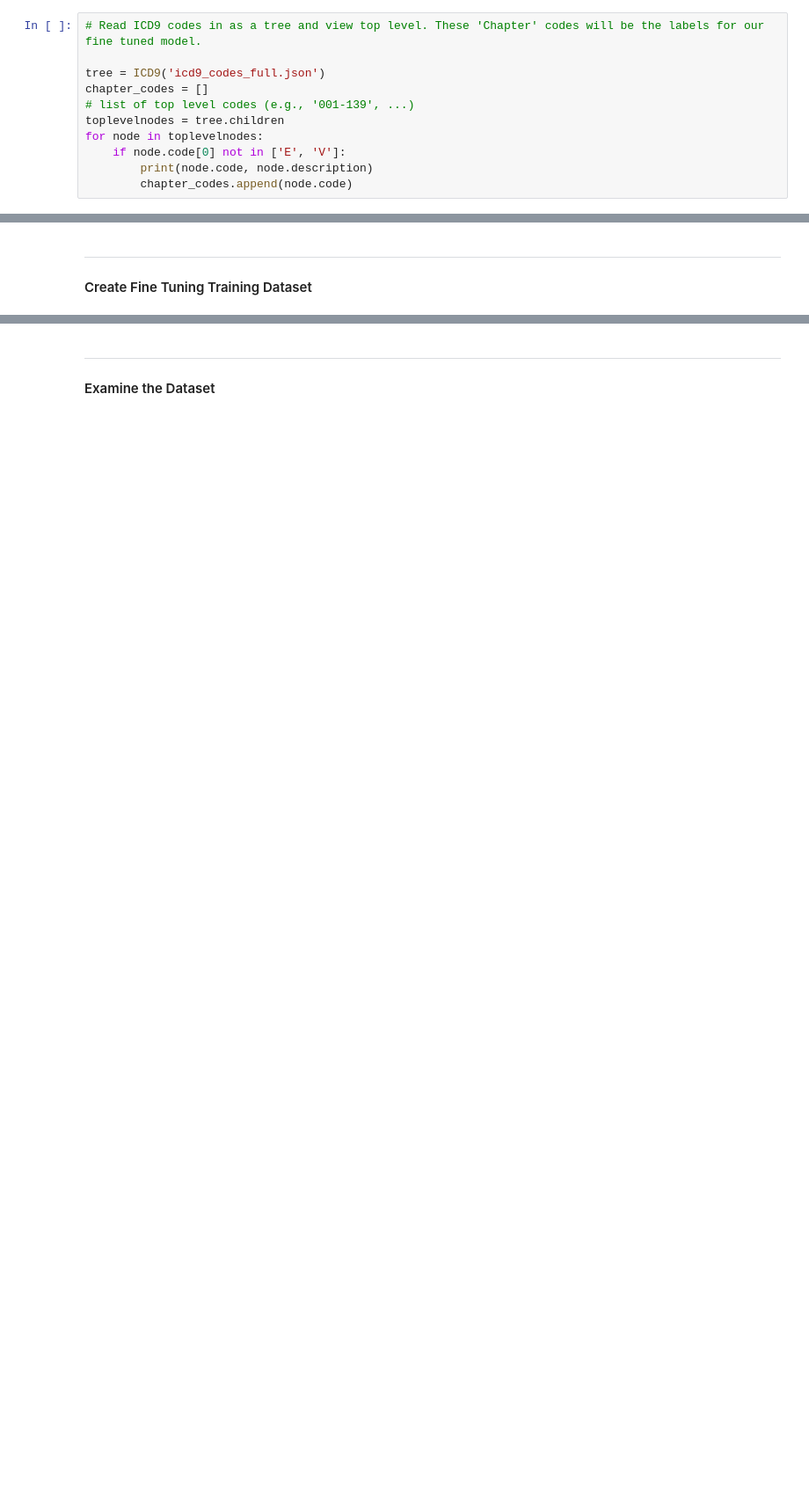
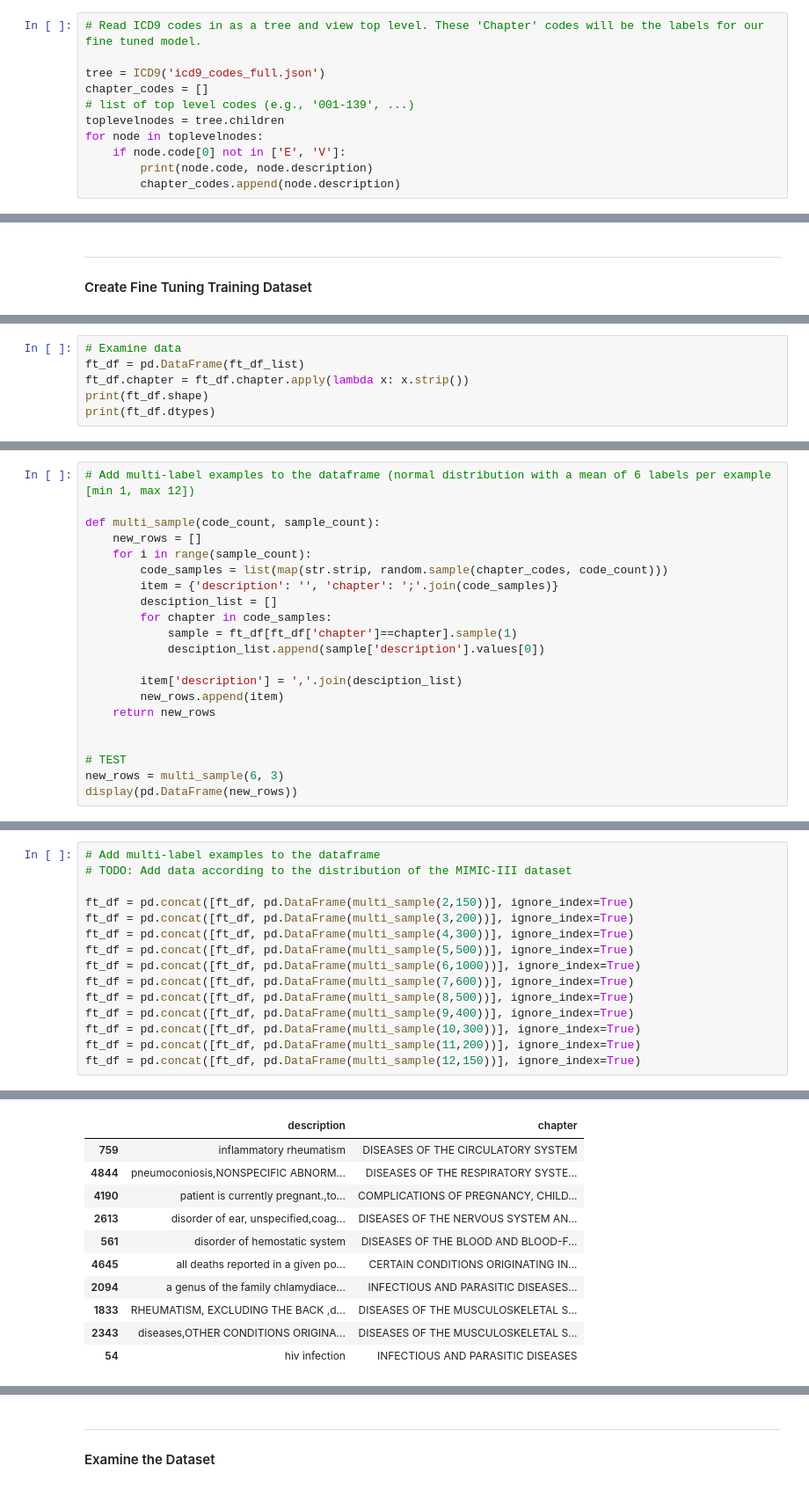
Before and after one commit to zso3n3n/mimic-iii-medcode-azure, a Jupyter notebook: 04a_aoai_ft_data_prep.ipynb, the cells around one changed output, grey strips where cells are left out. Shown at 88% size. Drawn from its saved outputs; the diff is of its cells as text; blank space fills up the shorter version.

Commit message:
added multi label rows to fine-tuning training data

```diff
--- a/04a_aoai_ft_data_prep.ipynb
+++ b/04a_aoai_ft_data_prep.ipynb
@@ -70,4 +72,4 @@ toplevelnodes = tree.children
 for node in toplevelnodes:
     if node.code[0] not in ['E', 'V']:
         print(node.code, node.description)
-        chapter_codes.append(node.code)
+        chapter_codes.append(node.description)
@@ -186,0 +244,6 @@ def generate_dataset(sys, description, l1_code, az_ta_cli, training_file):
+# %%
+# Examine data
+ft_df = pd.DataFrame(ft_df_list)
+ft_df.chapter = ft_df.chapter.apply(lambda x: x.strip())
+print(ft_df.shape)
+print(ft_df.dtypes)
@@ -186,0 +255,21 @@ def generate_dataset(sys, description, l1_code, az_ta_cli, training_file):
+# %%
+# Add multi-label examples to the dataframe (normal distribution with a mean of 6 labels per example [min 1, max 12])
+
+def multi_sample(code_count, sample_count):
+    new_rows = []
+    for i in range(sample_count):
+        code_samples = list(map(str.strip, random.sample(chapter_codes, code_count)))
+        item = {'description': '', 'chapter': ';'.join(code_samples)}
+        desciption_list = []
+        for chapter in code_samples:
+            sample = ft_df[ft_df['chapter']==chapter].sample(1)
+            desciption_list.append(sample['description'].values[0])
+
+        item['description'] = ','.join(desciption_list)
+        new_rows.append(item)
+    return new_rows
+
+
+# TEST
+new_rows = multi_sample(6, 3)
+display(pd.DataFrame(new_rows))
@@ -186,0 +281,16 @@ def generate_dataset(sys, description, l1_code, az_ta_cli, training_file):
+# %%
+# Add multi-label examples to the dataframe
+# TODO: Add data according to the distribution of the MIMIC-III dataset
+
+ft_df = pd.concat([ft_df, pd.DataFrame(multi_sample(2,150))], ignore_index=True)
+ft_df = pd.concat([ft_df, pd.DataFrame(multi_sample(3,200))], ignore_index=True)
+ft_df = pd.concat([ft_df, pd.DataFrame(multi_sample(4,300))], ignore_index=True)
+ft_df = pd.concat([ft_df, pd.DataFrame(multi_sample(5,500))], ignore_index=True)
+ft_df = pd.concat([ft_df, pd.DataFrame(multi_sample(6,1000))], ignore_index=True)
+ft_df = pd.concat([ft_df, pd.DataFrame(multi_sample(7,600))], ignore_index=True)
+ft_df = pd.concat([ft_df, pd.DataFrame(multi_sample(8,500))], ignore_index=True)
+ft_df = pd.concat([ft_df, pd.DataFrame(multi_sample(9,400))], ignore_index=True)
+ft_df = pd.concat([ft_df, pd.DataFrame(multi_sample(10,300))], ignore_index=True)
+ft_df = pd.concat([ft_df, pd.DataFrame(multi_sample(11,200))], ignore_index=True)
+ft_df = pd.concat([ft_df, pd.DataFrame(multi_sample(12,150))], ignore_index=True)
+# %% [output]
@@ -186,0 +298,11 @@ def generate_dataset(sys, description, l1_code, az_ta_cli, training_file):
+|  | description | chapter |
+| 759 | inflammatory rheumatism | DISEASES OF THE CIRCULATORY SYSTEM |
+| 4844 | pneumoconiosis,NONSPECIFIC ABNORM... | DISEASES OF THE RESPIRATORY SYSTE... |
+| 4190 | patient is currently pregnant.,to... | COMPLICATIONS OF PREGNANCY, CHILD... |
+| 2613 | disorder of ear, unspecified,coag... | DISEASES OF THE NERVOUS SYSTEM AN... |
+| 561 | disorder of hemostatic system | DISEASES OF THE BLOOD AND BLOOD-F... |
+| 4645 | all deaths reported in a given po... | CERTAIN CONDITIONS ORIGINATING IN... |
+| 2094 | a genus of the family chlamydiace... | INFECTIOUS AND PARASITIC DISEASES... |
+| 1833 | RHEUMATISM, EXCLUDING THE BACK ,d... | DISEASES OF THE MUSCULOSKELETAL S... |
+| 2343 | diseases,OTHER CONDITIONS ORIGINA... | DISEASES OF THE MUSCULOSKELETAL S... |
+| 54 | hiv infection | INFECTIOUS AND PARASITIC DISEASES |
```
Also changed, not shown: parts of 16 cells of this notebook.
